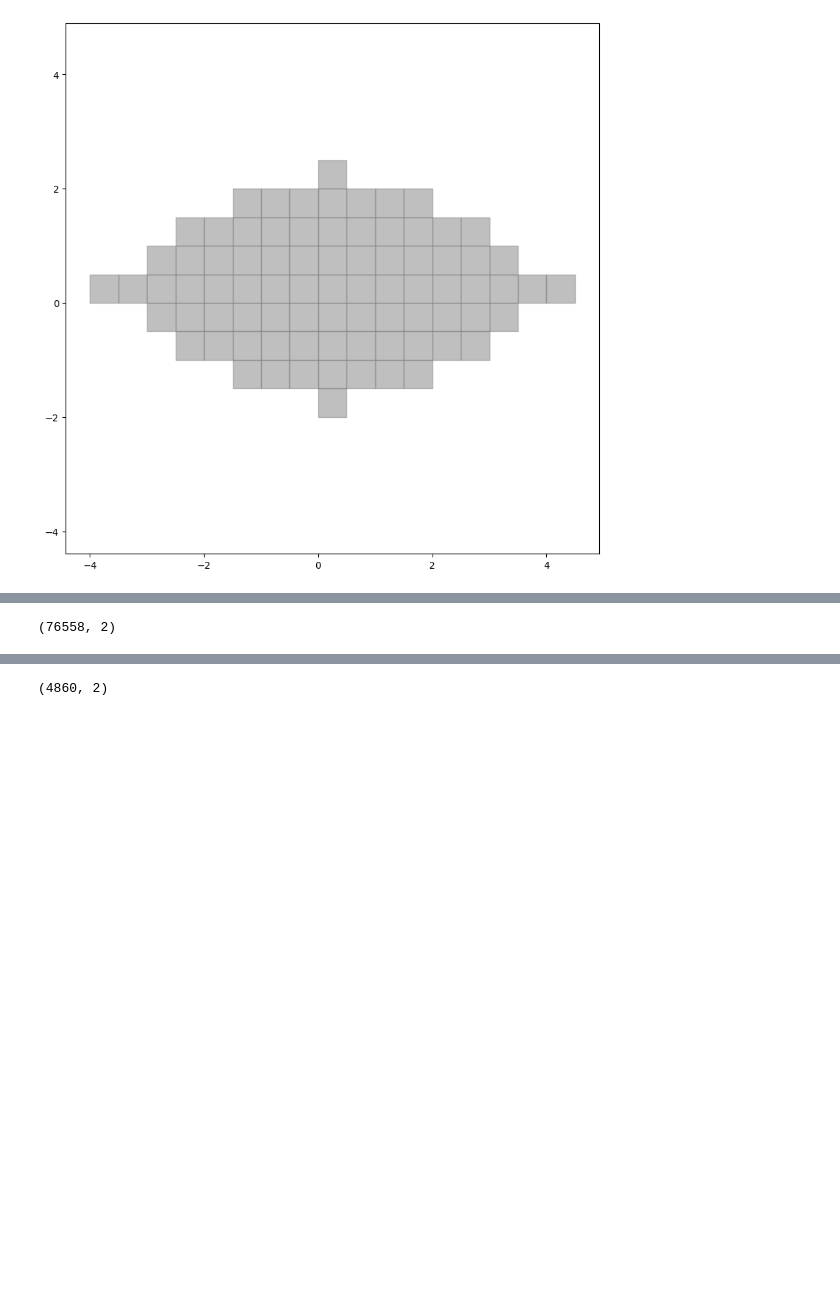
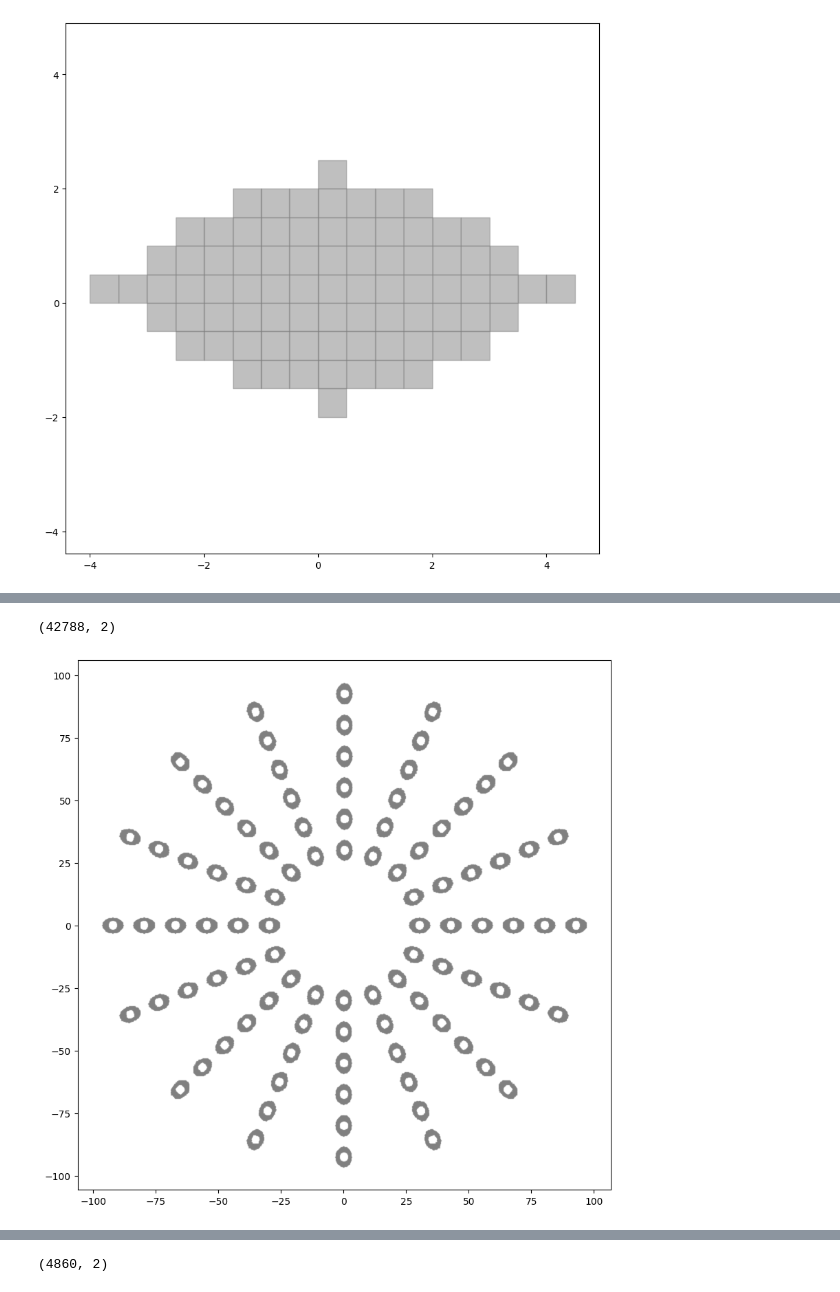
Before and after one commit to danpacho/capstone_1, a Jupyter notebook: test.pattern_unit.ipynb, the cells around one changed output, grey strips where cells are left out. Cells and saved outputs as stored; diff of their text form; code cells hidden in the pictures; blank space fills up the shorter version.

```diff
--- a/test.pattern_unit.ipynb
+++ b/test.pattern_unit.ipynb
@@ -48,28 +48,29 @@ visualize_points(pattern_unit2.shape_matrix, k=pattern_unit2.grid.k)
 # %%
 circular_transformation = PatternTransformation(
     "circular",
     dx=2.5,
     di=25,
     phi=np.pi / 8,
 )
 
 
 circular_transformation_vector = PatternTransformationMatrix(
     pattern_unit=pattern_unit2,
     pattern_transformation=circular_transformation,
     pattern_bound=((-100, 100), (-100, 100)),
 )
 circular_pattern = Pattern(
     pattern_transformation_matrix=circular_transformation_vector,
 )
 
 print(circular_pattern.pattern_matrix.shape)
 
-# visualize_points(
-#     circular_pattern.pattern_matrix, k=circular_pattern.pattern_unit.grid.k
-# )
+visualize_points(
+    circular_pattern.pattern_matrix, k=circular_pattern.pattern_unit.grid.k
+)
 # %% [output]
-(76558, 2)
+(42788, 2)
+[figure, added]
 # %%
 corn_transformation = PatternTransformation(
     "corn",
```
Also changed, not shown: parts of 2 cells of this notebook.
